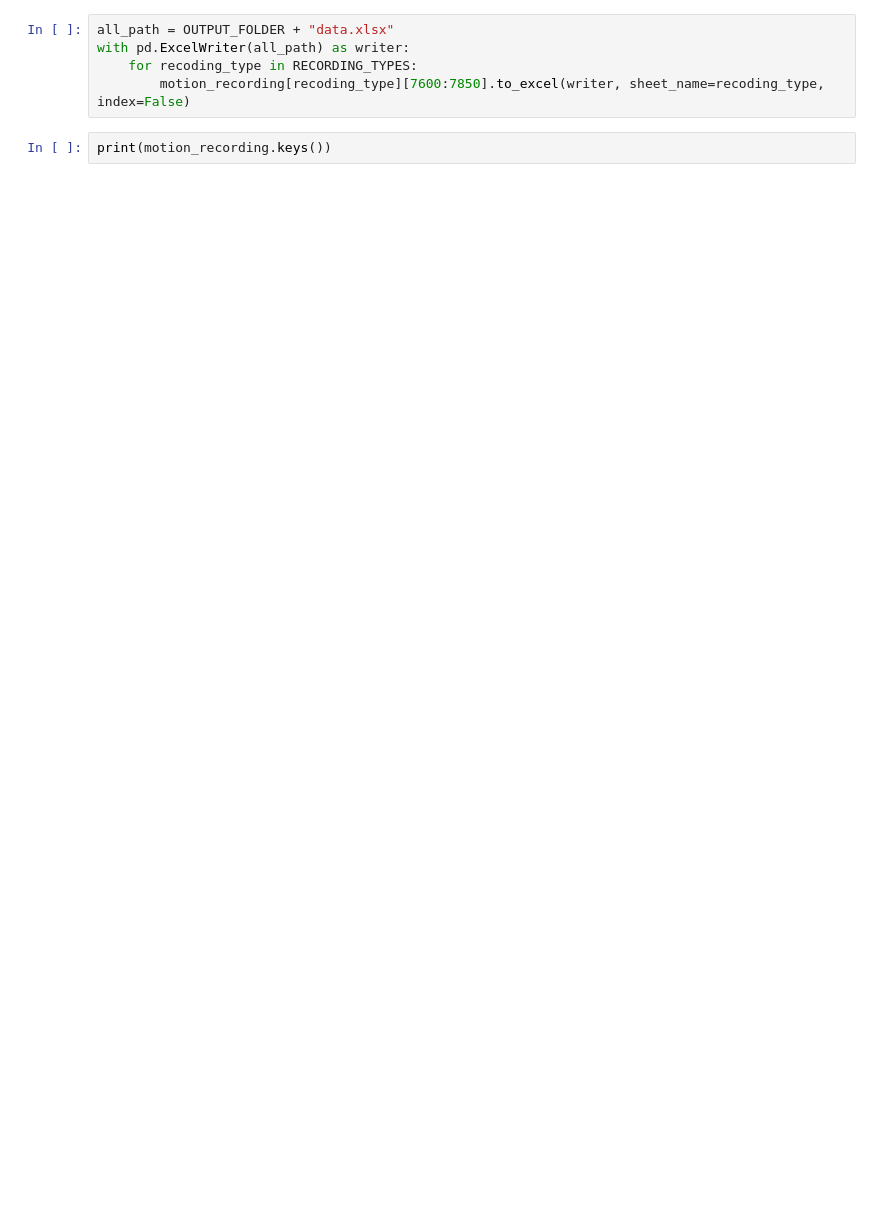
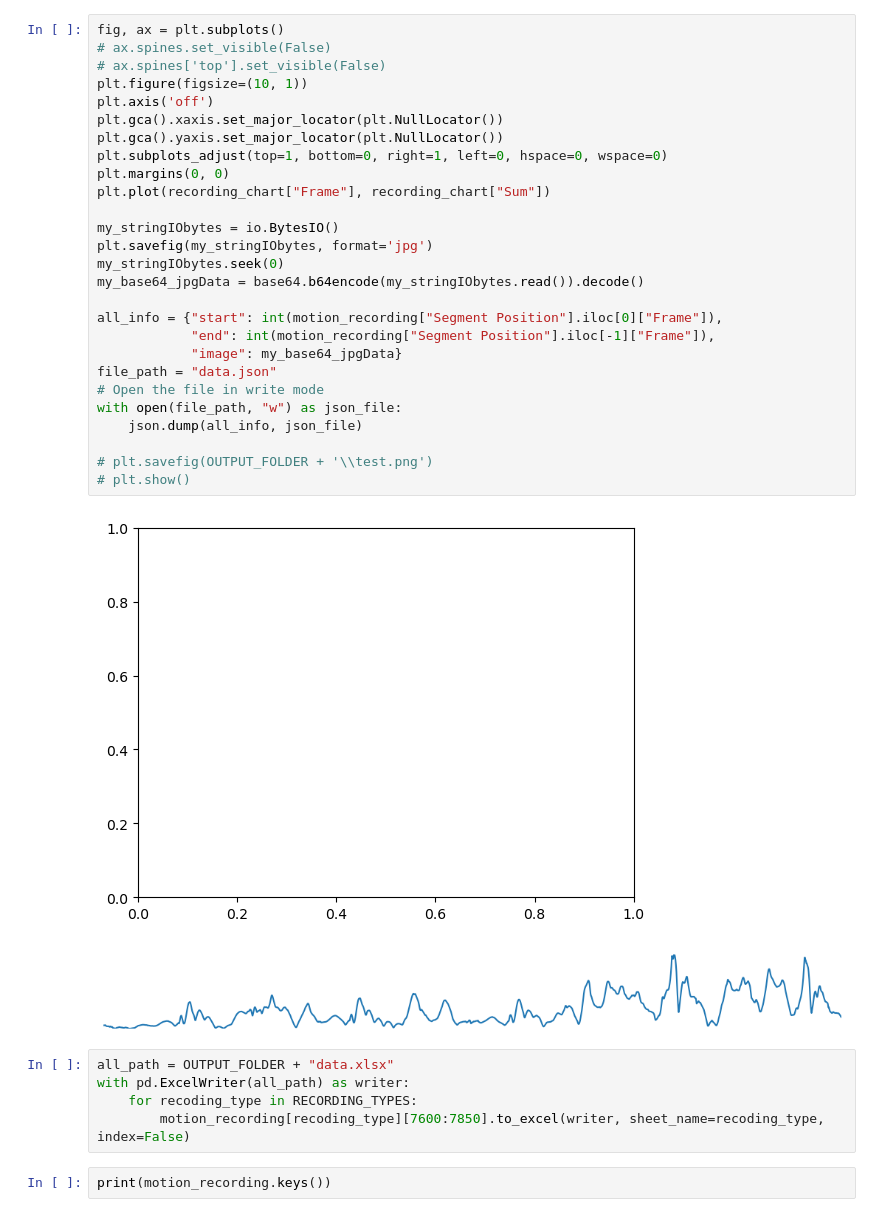
Before and after one commit to MILKI-PSY/Human-Motion-Comparison, a Jupyter notebook: generate.ipynb, the cells around one changed output. Saved outputs shown, nothing was run; the diff lists cells and outputs as text; blank space fills up the shorter version.

```diff
--- a/generate.ipynb
+++ b/generate.ipynb
@@ -65,3 +67,33 @@ print(motion_recording)
+# %%
+fig, ax = plt.subplots()
+# ax.spines.set_visible(False)
+# ax.spines['top'].set_visible(False)
+plt.figure(figsize=(10, 1))
+plt.axis('off')
+plt.gca().xaxis.set_major_locator(plt.NullLocator())
+plt.gca().yaxis.set_major_locator(plt.NullLocator())
+plt.subplots_adjust(top=1, bottom=0, right=1, left=0, hspace=0, wspace=0)
+plt.margins(0, 0)
+plt.plot(recording_chart["Frame"], recording_chart["Sum"])
+
+my_stringIObytes = io.BytesIO()
+plt.savefig(my_stringIObytes, format='jpg')
+my_stringIObytes.seek(0)
+my_base64_jpgData = base64.b64encode(my_stringIObytes.read()).decode()
+
+all_info = {"start": int(motion_recording["Segment Position"].iloc[0]["Frame"]),
+            "end": int(motion_recording["Segment Position"].iloc[-1]["Frame"]),
+            "image": my_base64_jpgData}
+file_path = "data.json"
+# Open the file in write mode
+with open(file_path, "w") as json_file:
+    json.dump(all_info, json_file)
+
+# plt.savefig(OUTPUT_FOLDER + '\\test.png')
+# plt.show()
+# %% [output]
+[figure, added]
+[figure, added]
 # %%
 all_path = OUTPUT_FOLDER + "data.xlsx"
 with pd.ExcelWriter(all_path) as writer:
```
Also changed, not shown: parts of 3 cells of this notebook, 16 other files.
